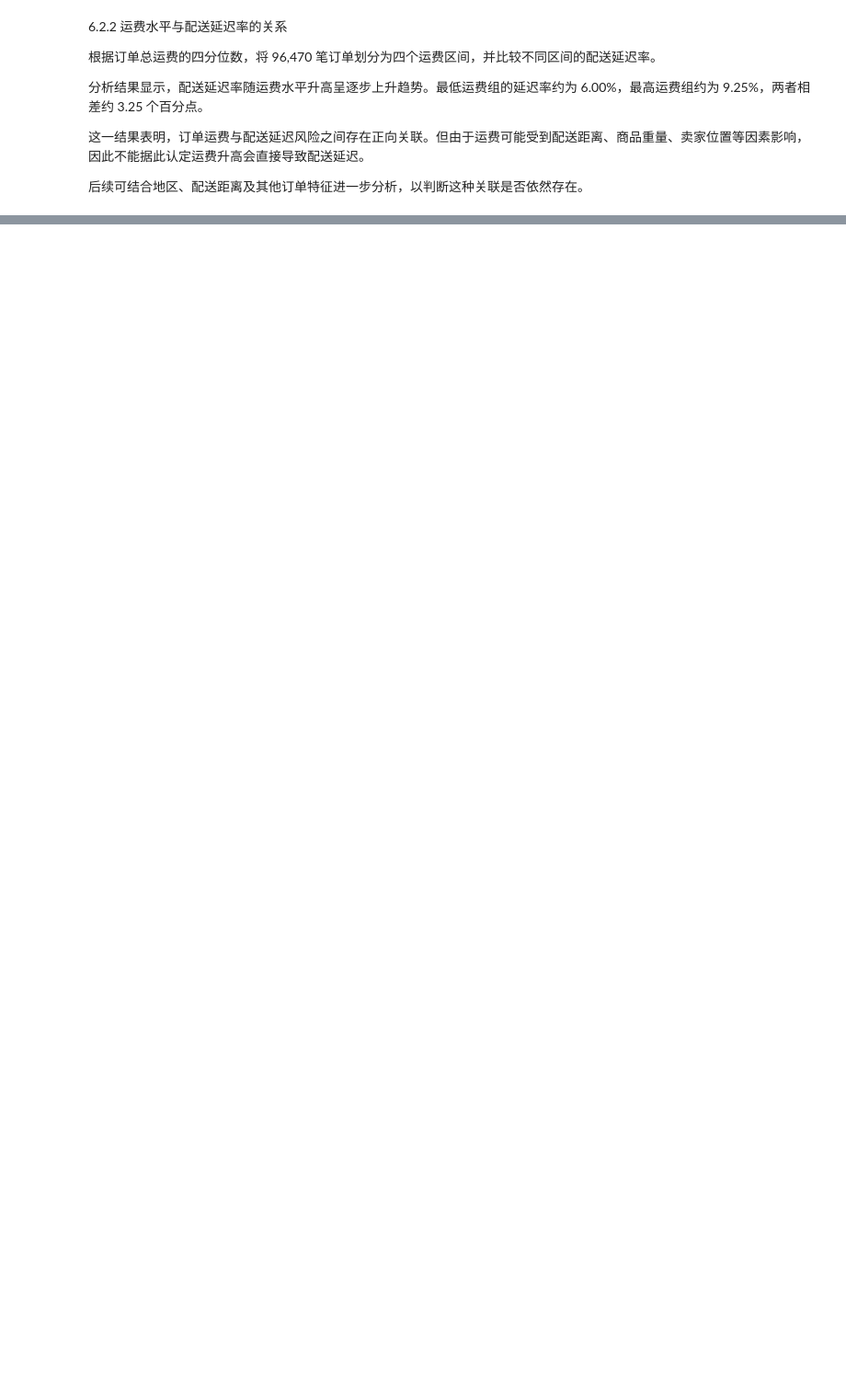
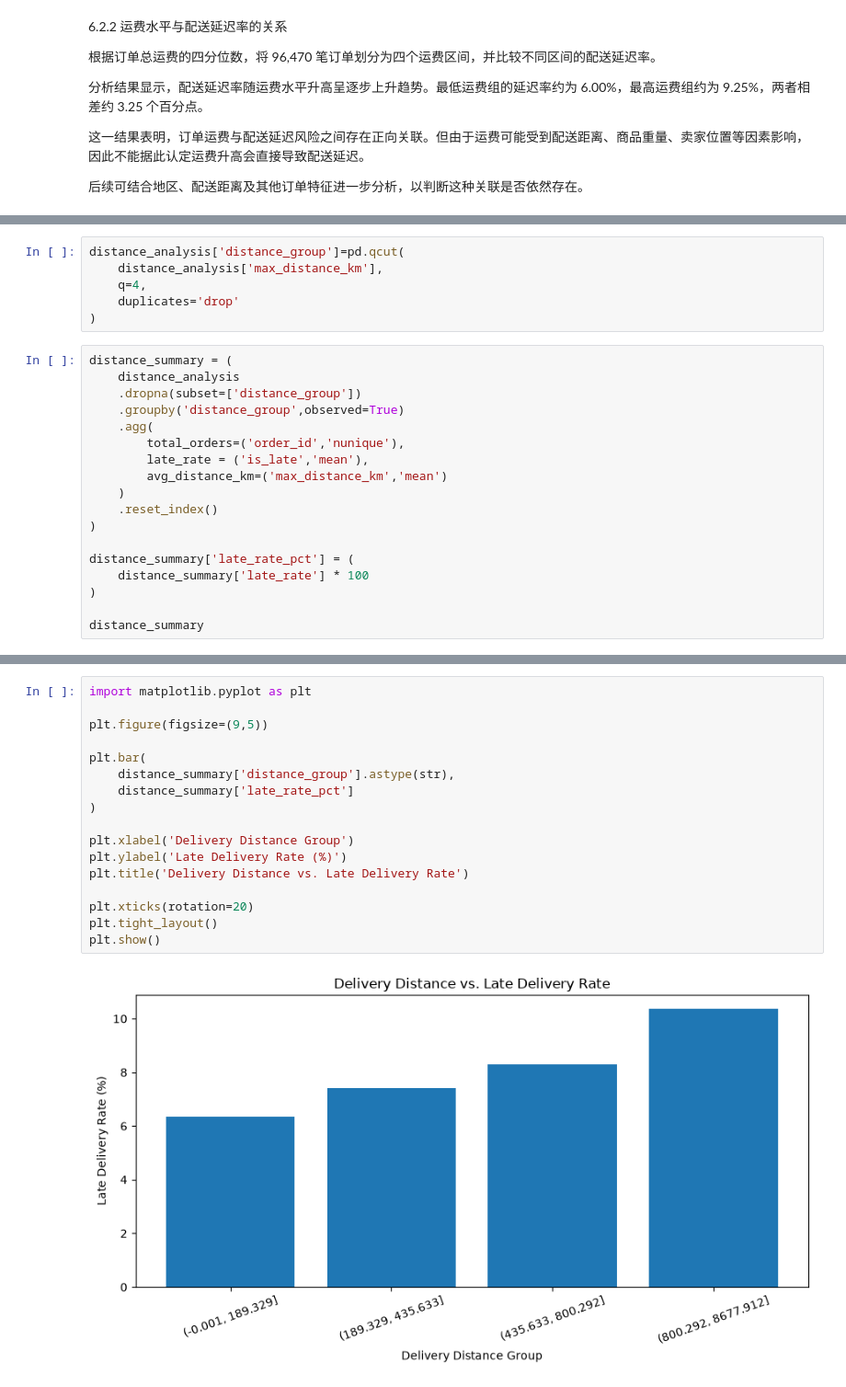
Before and after one commit to 1936196484leex-cloud/ecommerce-delivery-analysis, a Jupyter notebook: notebooks/01_data_explpration.ipynb, the cells around one changed output, grey strips where cells are left out. Shown at 92% size. Cells and saved outputs as stored; diff of their text form; blank space fills up the shorter version.

Commit message:
Complete delivery delay EDA

```diff
--- a/notebooks/01_data_explpration.ipynb
+++ b/notebooks/01_data_explpration.ipynb
@@ -925,0 +1210,24 @@ plt.show()
+# %%
+distance_analysis['distance_group']=pd.qcut(
+    distance_analysis['max_distance_km'],
+    q=4,
+    duplicates='drop'
+)
+# %%
+distance_summary = (
+    distance_analysis
+    .dropna(subset=['distance_group'])
+    .groupby('distance_group',observed=True)
+    .agg(
+        total_orders=('order_id','nunique'),
+        late_rate = ('is_late','mean'),
+        avg_distance_km=('max_distance_km','mean')
+    )
+    .reset_index()
+)
+
+distance_summary['late_rate_pct'] = (
+    distance_summary['late_rate'] * 100
+)
+
+distance_summary
@@ -925,0 +1240,19 @@ plt.show()
+# %%
+import matplotlib.pyplot as plt
+
+plt.figure(figsize=(9,5))
+
+plt.bar(
+    distance_summary['distance_group'].astype(str),
+    distance_summary['late_rate_pct']
+)
+
+plt.xlabel('Delivery Distance Group')
+plt.ylabel('Late Delivery Rate (%)')
+plt.title('Delivery Distance vs. Late Delivery Rate')
+
+plt.xticks(rotation=20)
+plt.tight_layout()
+plt.show()
+# %% [output]
+[figure, added]
```
Also changed, not shown: parts of 38 cells of this notebook.
